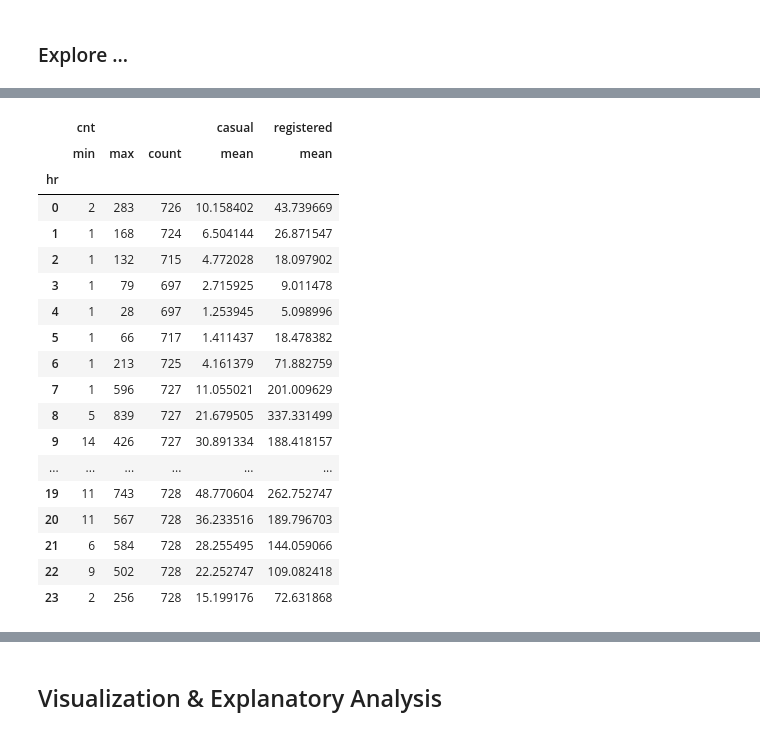
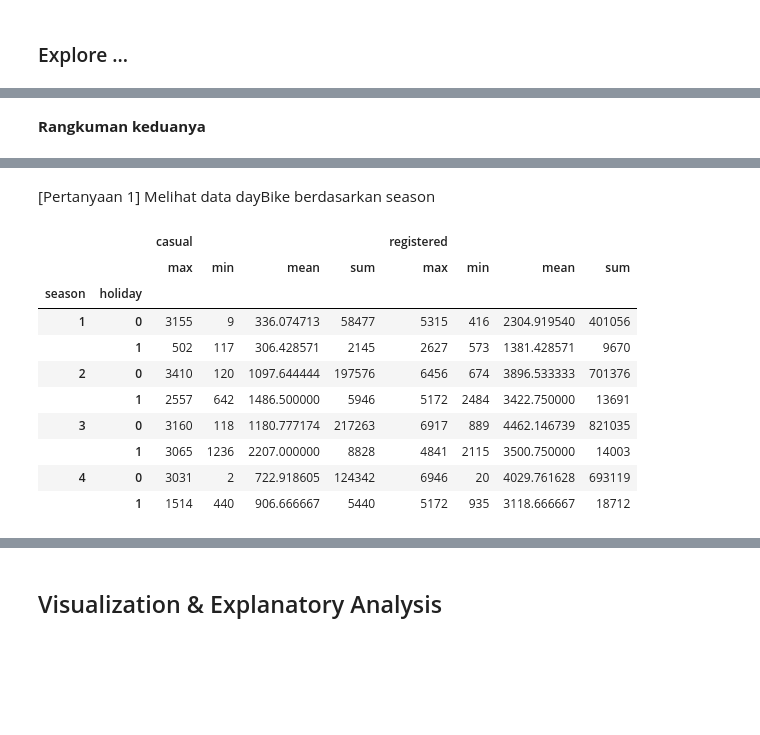
Before and after one commit to azzameong/AnalisisDataDicoding, a Jupyter notebook: Proyek_Analisis_Data.ipynb, the cells around one changed output, grey strips where cells are left out. Saved outputs shown, nothing was run; the diff lists cells and outputs as text; code cells hidden in the pictures; blank space fills up the shorter version.

```diff
--- a/Proyek_Analisis_Data.ipynb
+++ b/Proyek_Analisis_Data.ipynb
@@ -315,29 +235,5 @@ hourBike.groupby("hr")["cnt"].agg(['min', 'max', 'mean', 'std'])
-# %%
-hourBike.groupby(by=["hr"]).agg({
-    "cnt" : ["min", "max","count"],
-    "casual" : "mean",
-    "registered" : "mean"
-})
-# %% [output]
-|  | cnt |  |  | casual | registered |
-|  | min | max | count | mean | mean |
-| hr |  |  |  |  |  |
-| 0 | 2 | 283 | 726 | 10.158402 | 43.739669 |
-| 1 | 1 | 168 | 724 | 6.504144 | 26.871547 |
-| 2 | 1 | 132 | 715 | 4.772028 | 18.097902 |
-| 3 | 1 | 79 | 697 | 2.715925 | 9.011478 |
-| 4 | 1 | 28 | 697 | 1.253945 | 5.098996 |
-| 5 | 1 | 66 | 717 | 1.411437 | 18.478382 |
-| 6 | 1 | 213 | 725 | 4.161379 | 71.882759 |
-| 7 | 1 | 596 | 727 | 11.055021 | 201.009629 |
-| 8 | 5 | 839 | 727 | 21.679505 | 337.331499 |
-| 9 | 14 | 426 | 727 | 30.891334 | 188.418157 |
-| ... | ... | ... | ... | ... | ... |
-| 19 | 11 | 743 | 728 | 48.770604 | 262.752747 |
-| 20 | 11 | 567 | 728 | 36.233516 | 189.796703 |
-| 21 | 6 | 584 | 728 | 28.255495 | 144.059066 |
-| 22 | 9 | 502 | 728 | 22.252747 | 109.082418 |
-| 23 | 2 | 256 | 728 | 15.199176 | 72.631868 |
+# %% [markdown]
+**Rangkuman keduanya**
 # %%
 dayBike.describe(include="all")
 hourBike.describe(include="all")
@@ -356,3 +252,22 @@ hourBike.describe(include="all")
 | 50% | 8690.0000 | NaN | 3.000000 | 1.000000 | 7.000000 | 12.000000 | 0.000000 | 3.000000 | 1.000000 | 1.000000 | ... |
 | 75% | 13034.5000 | NaN | 3.000000 | 1.000000 | 10.000000 | 18.000000 | 0.000000 | 5.000000 | 1.000000 | 2.000000 | ... |
 | max | 17379.0000 | NaN | 4.000000 | 1.000000 | 12.000000 | 23.000000 | 1.000000 | 6.000000 | 1.000000 | 4.000000 | ... |
+# %% [markdown]
+[Pertanyaan 1] Melihat data dayBike berdasarkan season
+# %%
+dayBike.groupby(by=["season", "holiday"]).agg({
+    "casual": ["max", "min", "mean", "sum"],
+    "registered": ["max", "min", "mean", "sum"]
+})
+# %% [output]
+|  |  | casual |  |  |  | registered |  |  |  |
+|  |  | max | min | mean | sum | max | min | mean | sum |
+| season | holiday |  |  |  |  |  |  |  |  |
+| 1 | 0 | 3155 | 9 | 336.074713 | 58477 | 5315 | 416 | 2304.919540 | 401056 |
+|  | 1 | 502 | 117 | 306.428571 | 2145 | 2627 | 573 | 1381.428571 | 9670 |
+| 2 | 0 | 3410 | 120 | 1097.644444 | 197576 | 6456 | 674 | 3896.533333 | 701376 |
+|  | 1 | 2557 | 642 | 1486.500000 | 5946 | 5172 | 2484 | 3422.750000 | 13691 |
+| 3 | 0 | 3160 | 118 | 1180.777174 | 217263 | 6917 | 889 | 4462.146739 | 821035 |
+|  | 1 | 3065 | 1236 | 2207.000000 | 8828 | 4841 | 2115 | 3500.750000 | 14003 |
+| 4 | 0 | 3031 | 2 | 722.918605 | 124342 | 6946 | 20 | 4029.761628 | 693119 |
+|  | 1 | 1514 | 440 | 906.666667 | 5440 | 5172 | 935 | 3118.666667 | 18712 |
```
Also changed, not shown: parts of 34 cells of this notebook.
